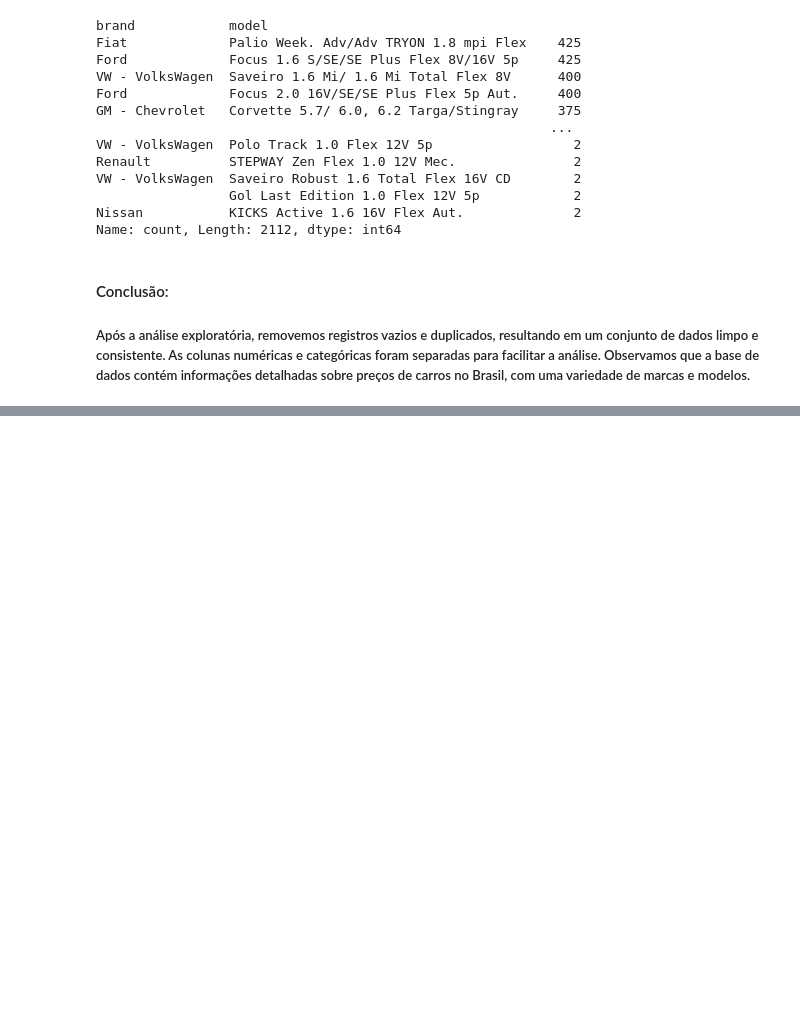
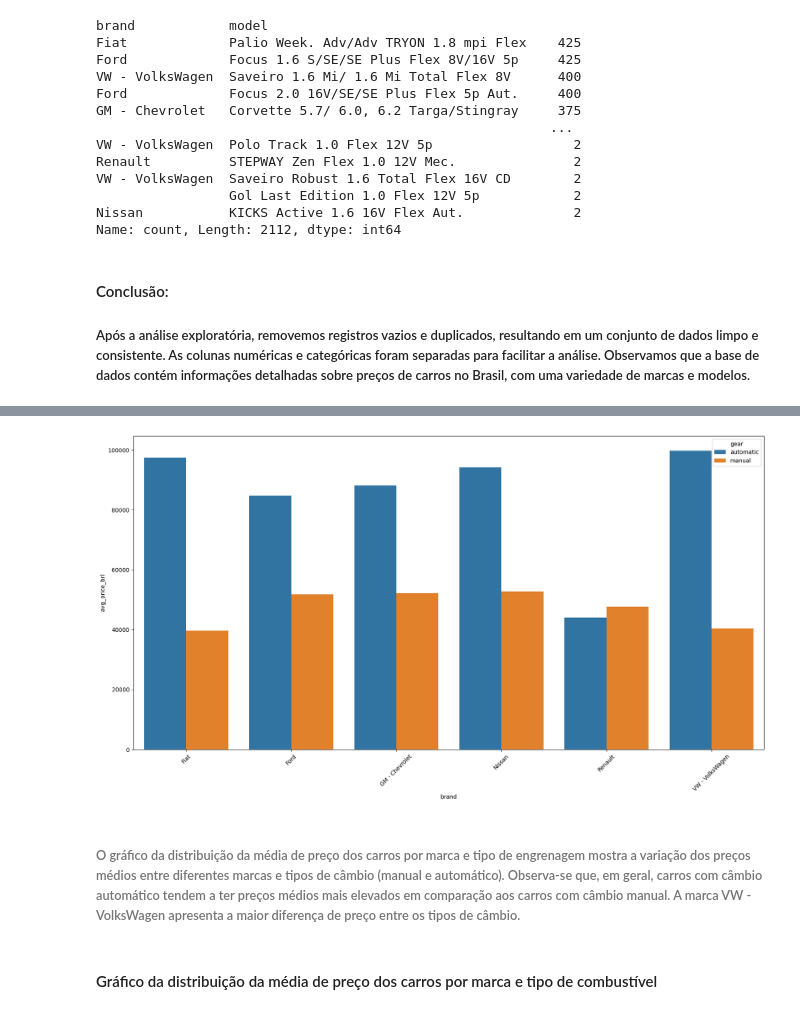
Before and after one commit to renato130182/Trabalho-IAA0002-LPA, a Jupyter notebook: script.ipynb, the cells around one changed output, grey strips where cells are left out. Saved outputs shown, nothing was run; the diff lists cells and outputs as text; code cells hidden in the pictures; blank space fills up the shorter version.

```diff
--- a/script.ipynb
+++ b/script.ipynb
@@ -145,0 +228,6 @@ Name: count, Length: 2112, dtype: int64
+# %%
+# extração de dados
+data_price_fuel = dados.groupby(['brand','gear'])['avg_price_brl'].mean().round(2)
+data_price_fuel = pd.DataFrame(data_price_fuel).reset_index()
+data_price_fuel = data_price_fuel.sort_values(by='brand')
+data_price_fuel.head()
@@ -145,0 +241,12 @@ Name: count, Length: 2112, dtype: int64
+# %%
+# Gráfico da distribuição da média de preços dos carros por marca e tipo de cambio
+plt.figure(figsize=(20,10))
+sns.barplot(x='brand', y='avg_price_brl', hue='gear', data=data_price_fuel, hue_order=['automatic', 'manual'])
+plt.xticks(rotation=45)  # Rotaciona os rótulos para melhor visualização
+plt.show()
+# %% [output]
+[figure, added]
+# %% [markdown]
+###### O gráfico da distribuição da média de preço dos carros por marca e tipo de engrenagem mostra a variação dos preços médios entre diferentes marcas e tipos de câmbio (manual e automático). Observa-se que, em geral, carros com câmbio automático tendem a ter preços médios mais elevados em comparação aos carros com câmbio manual. A marca VW - VolksWagen apresenta a maior diferença de preço entre os tipos de câmbio.
+# %% [markdown]
+#### Gráfico da distribuição da média de preço dos carros por marca e tipo de combustível
```
Also changed, not shown: parts of 13 cells of this notebook, 2 other files.
